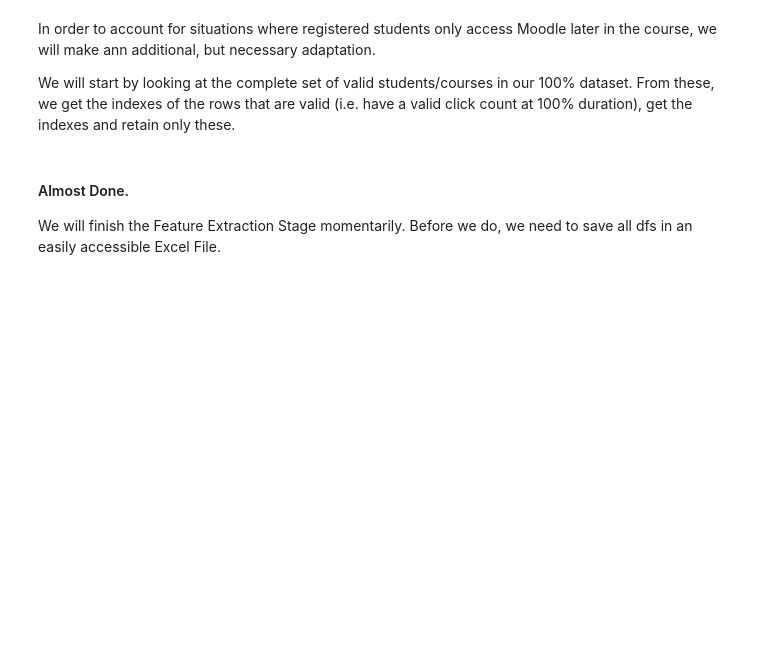
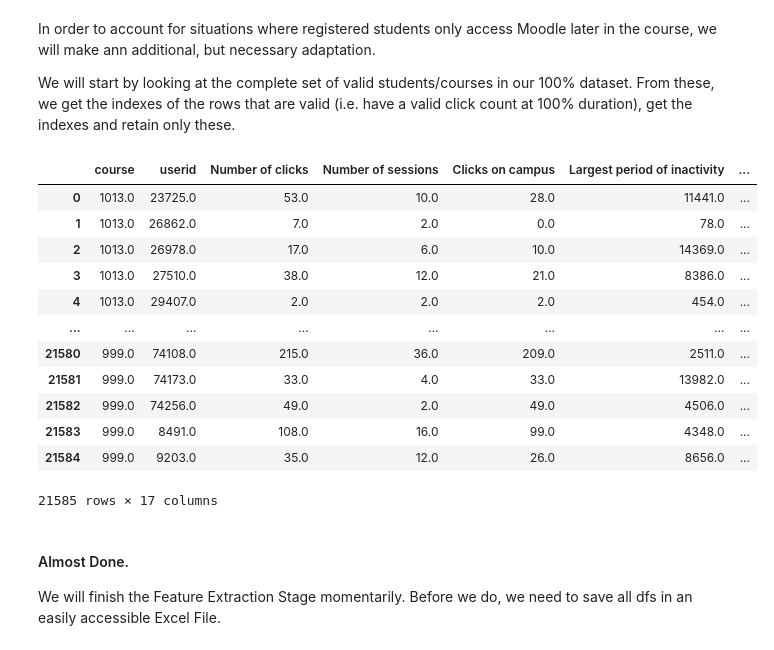
Before and after one commit to RicardoSantos0/timely_accurate_portable, a Jupyter notebook: Notebooks/3.1. Feature Extraction and Feature Engineering - R. González.ipynb, the cells around one changed output. Cells and saved outputs as stored; diff of their text form; code cells hidden in the pictures; blank space fills up the shorter version.

```diff
--- a/Notebooks/3.1. Feature Extraction and Feature Engineering - R. González.ipynb
+++ b/Notebooks/3.1. Feature Extraction and Feature Engineering - R. González.ipynb
@@ -1052,16 +1052,38 @@ We will start by looking at the complete set of valid students/courses in our 10
 # %%
 #we gather the index number of valid rows in the 100% df
 rows_to_keep = logs_dict['Date_threshold_100'][~logs_dict['Date_threshold_100']['Number of clicks'].isna()].index
+columns_copy = ['course', 'userid']
+
+#first filter the date treshold for entire course
+logs_dict['Date_threshold_100'] = logs_dict['Date_threshold_100'].iloc[rows_to_keep, :].reset_index(drop = True)
 
 # #then slice accordingly
-for i in tqdm(logs_dict):
+for i in tqdm(list(logs_dict.keys())[:-1]):
     logs_dict[i] = logs_dict[i].iloc[rows_to_keep, :].reset_index(drop = True)
+    #we will need to keep some columns this way - students that made noa ction prior
+    logs_dict[i][columns_copy] = deepcopy(logs_dict['Date_threshold_100'][columns_copy])
 
     #Convert timedelta format to numbered format - minutes
     logs_dict[i]['Total time online'], logs_dict[i]['Average session duration'] = logs_dict[i]['Total time online'].dt.total_seconds() / 60, logs_dict[i]['Average session duration'].dt.total_seconds() / 60
     logs_dict[i]['Largest period of inactivity'] = logs_dict[i]['Largest period of inactivity'].dt.total_seconds() // 60
     #fill nans with value 0 - this will only occur in dfs that do not fulfill the entire duration of course
     logs_dict[i] = logs_dict[i].fillna(0)
+# %%
+logs_dict['Date_threshold_10']
+# %% [output]
+|  | course | userid | Number of clicks | Number of sessions | Clicks on campus | Largest period of inactivity | ... |
+| 0 | 1013.0 | 23725.0 | 53.0 | 10.0 | 28.0 | 11441.0 | ... |
+| 1 | 1013.0 | 26862.0 | 7.0 | 2.0 | 0.0 | 78.0 | ... |
+| 2 | 1013.0 | 26978.0 | 17.0 | 6.0 | 10.0 | 14369.0 | ... |
+| 3 | 1013.0 | 27510.0 | 38.0 | 12.0 | 21.0 | 8386.0 | ... |
+| 4 | 1013.0 | 29407.0 | 2.0 | 2.0 | 2.0 | 454.0 | ... |
+| ... | ... | ... | ... | ... | ... | ... | ... |
+| 21580 | 999.0 | 74108.0 | 215.0 | 36.0 | 209.0 | 2511.0 | ... |
+| 21581 | 999.0 | 74173.0 | 33.0 | 4.0 | 33.0 | 13982.0 | ... |
+| 21582 | 999.0 | 74256.0 | 49.0 | 2.0 | 49.0 | 4506.0 | ... |
+| 21583 | 999.0 | 8491.0 | 108.0 | 16.0 | 99.0 | 4348.0 | ... |
+| 21584 | 999.0 | 9203.0 | 35.0 | 12.0 | 26.0 | 8656.0 | ... |
+21585 rows × 17 columns
 # %% [markdown]
 #### Almost Done.
 
```
Also changed, not shown: 6 other files.
